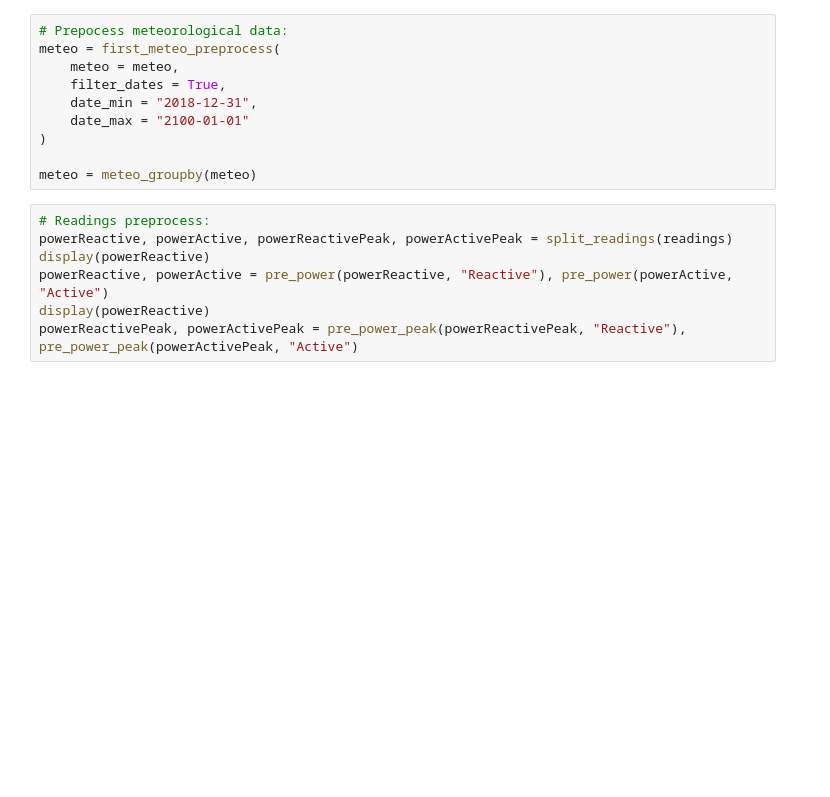
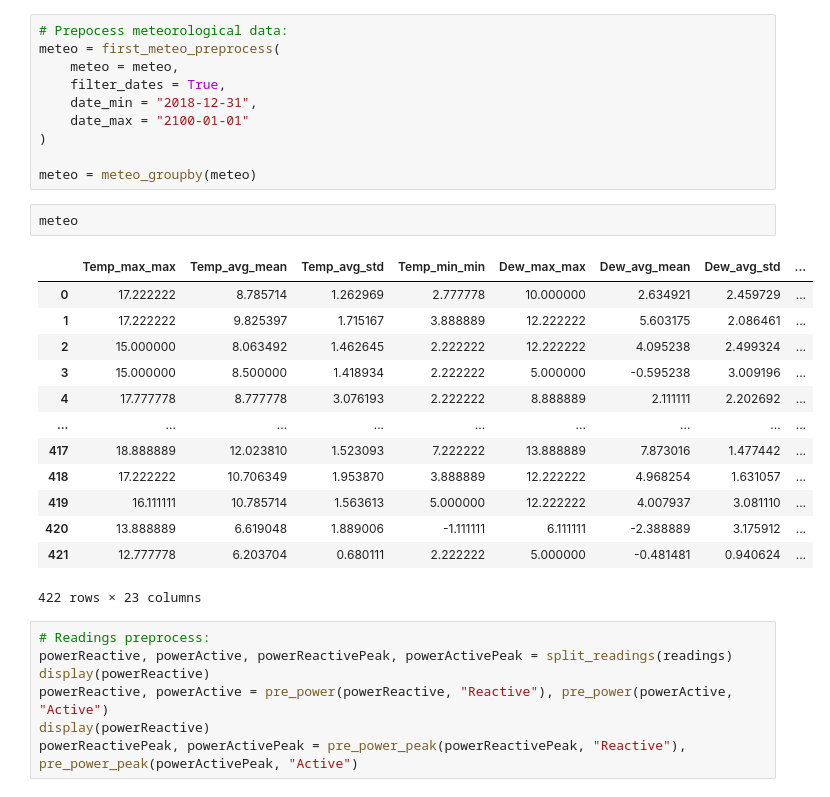
Before and after one commit to BetriuJaume/predictive-maintenance, a Jupyter notebook: preprocessing_tests.ipynb, the cells around one changed output. Saved outputs shown, nothing was run; the diff lists cells and outputs as text; blank space fills up the shorter version.

```diff
--- a/preprocessing_tests.ipynb
+++ b/preprocessing_tests.ipynb
@@ -29,6 +29,22 @@ meteo = first_meteo_preprocess(
 )
 
 meteo = meteo_groupby(meteo)
+# %%
+meteo
+# %% [output]
+|  | Temp_max_max | Temp_avg_mean | Temp_avg_std | Temp_min_min | Dew_max_max | Dew_avg_mean | Dew_avg_std | ... |
+| 0 | 17.222222 | 8.785714 | 1.262969 | 2.777778 | 10.000000 | 2.634921 | 2.459729 | ... |
+| 1 | 17.222222 | 9.825397 | 1.715167 | 3.888889 | 12.222222 | 5.603175 | 2.086461 | ... |
+| 2 | 15.000000 | 8.063492 | 1.462645 | 2.222222 | 12.222222 | 4.095238 | 2.499324 | ... |
+| 3 | 15.000000 | 8.500000 | 1.418934 | 2.222222 | 5.000000 | -0.595238 | 3.009196 | ... |
+| 4 | 17.777778 | 8.777778 | 3.076193 | 2.222222 | 8.888889 | 2.111111 | 2.202692 | ... |
+| ... | ... | ... | ... | ... | ... | ... | ... | ... |
+| 417 | 18.888889 | 12.023810 | 1.523093 | 7.222222 | 13.888889 | 7.873016 | 1.477442 | ... |
+| 418 | 17.222222 | 10.706349 | 1.953870 | 3.888889 | 12.222222 | 4.968254 | 1.631057 | ... |
+| 419 | 16.111111 | 10.785714 | 1.563613 | 5.000000 | 12.222222 | 4.007937 | 3.081110 | ... |
+| 420 | 13.888889 | 6.619048 | 1.889006 | -1.111111 | 6.111111 | -2.388889 | 3.175912 | ... |
+| 421 | 12.777778 | 6.203704 | 0.680111 | 2.222222 | 5.000000 | -0.481481 | 0.940624 | ... |
+422 rows × 23 columns
 # %%
 # Readings preprocess:
 powerReactive, powerActive, powerReactivePeak, powerActivePeak = split_readings(readings)
```
Also changed, not shown: parts of 32 cells of this notebook, 4 other files.
